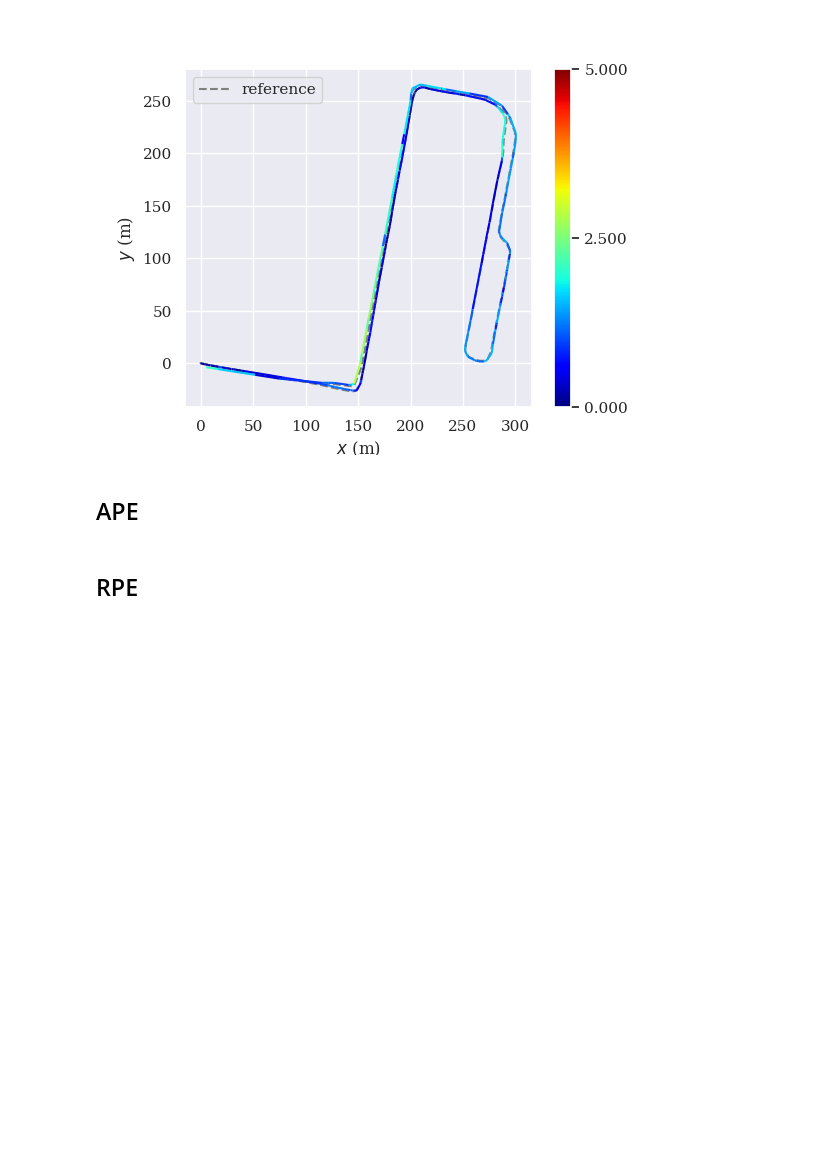
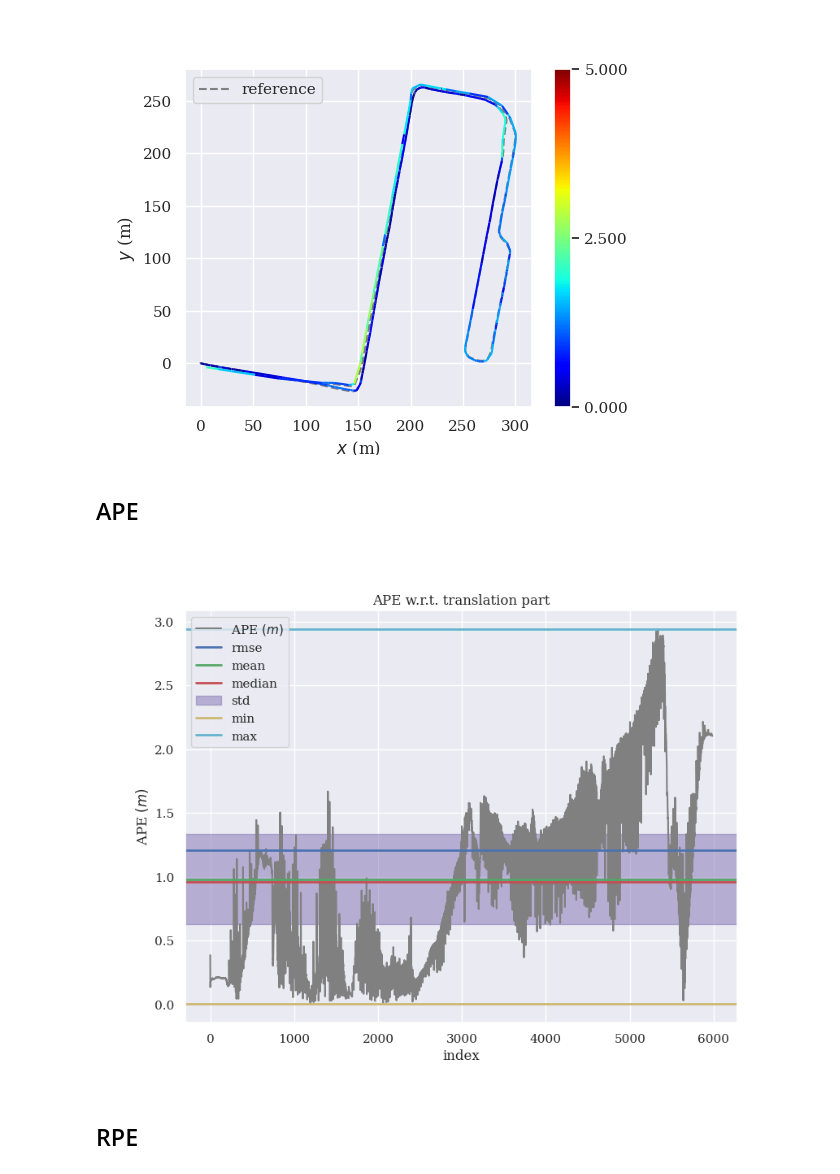
Before and after one commit to Jul310/kiss-icp, a Jupyter notebook: tum_eval/df_analysis.ipynb, the cells around one changed output. Cells and saved outputs as stored; diff of their text form; code cells hidden in the pictures; blank space fills up the shorter version.

```diff
--- a/tum_eval/df_analysis.ipynb
+++ b/tum_eval/df_analysis.ipynb
@@ -242,22 +246,33 @@ map = plot_trajectory_segments(traj_ref, n=segment_size, wf=1.5, hf=1.5)
 # %%
 # plt.close('all')
 
 pose_relations = [metrics.PoseRelation.translation_part] # , metrics.PoseRelation.rotation_angle_deg, metrics.PoseRelation.full_transformation]
 
-traj_ref = deepcopy(data[run]["GT_GPS"])
-traj_est = deepcopy(data[run][est_trajectory_type])
+# traj_ref = deepcopy(data[run]["GT_GPS"])
+# traj_est = deepcopy(data[run][est_trajectory_type])
 
-traj_ref, traj_est = sync.associate_trajectories(traj_ref, traj_est, max_diff=g_max_diff_ape)
+# traj_ref = deepcopy(DATA[route][TestSets.NO_KISS][1]["EKF"])
+# traj_est = deepcopy(DATA[route][TestSets.WITH_KISS][1]["EKF"])
+
+traj_ref = deepcopy(DATA[route][TestSets.WITH_KISS][1]["GT_GPS"])
+traj_est = deepcopy(DATA[route][TestSets.WITH_KISS][1]["EKF"])
+
+# traj_ref, traj_est = sync.associate_trajectories(traj_ref, traj_est, max_diff=g_max_diff_ape)
+traj_ref, traj_est = sync.associate_trajectories(traj_ref, traj_est, max_diff=0.01)
 
 # reset traj_est z-coordinate to aling with traj_ref ==> No effect in pose error metric
 traj_est.positions_xyz[:,2] = traj_ref.positions_xyz[:,2]
 traj_est = PoseTrajectory3D(traj_est.positions_xyz, traj_est.orientations_quat_wxyz, traj_est.timestamps)
 
 for pose_relation in pose_relations:
     ape_metric = metrics.APE(pose_relation=pose_relation)
     ape_metric.process_data((traj_ref, traj_est))
     # plot_statistical_error_metric(ape_metric, show_plot=False, save_dir=result_figure_dir, name_prefix=route)
     plot_statistical_error_metric(ape_metric, show_plot=False, save_dir="", name_prefix=route)
+
+plt.savefig(path.join(result_figure_dir, "APE_error-kiss-ekf-gt.pdf"), format="pdf", bbox_inches="tight")
+# %% [output]
+[figure, added]
 # %% [markdown]
 ## RPE
 # %%
```
Also changed, not shown: parts of 2 cells of this notebook, 12 other files.
